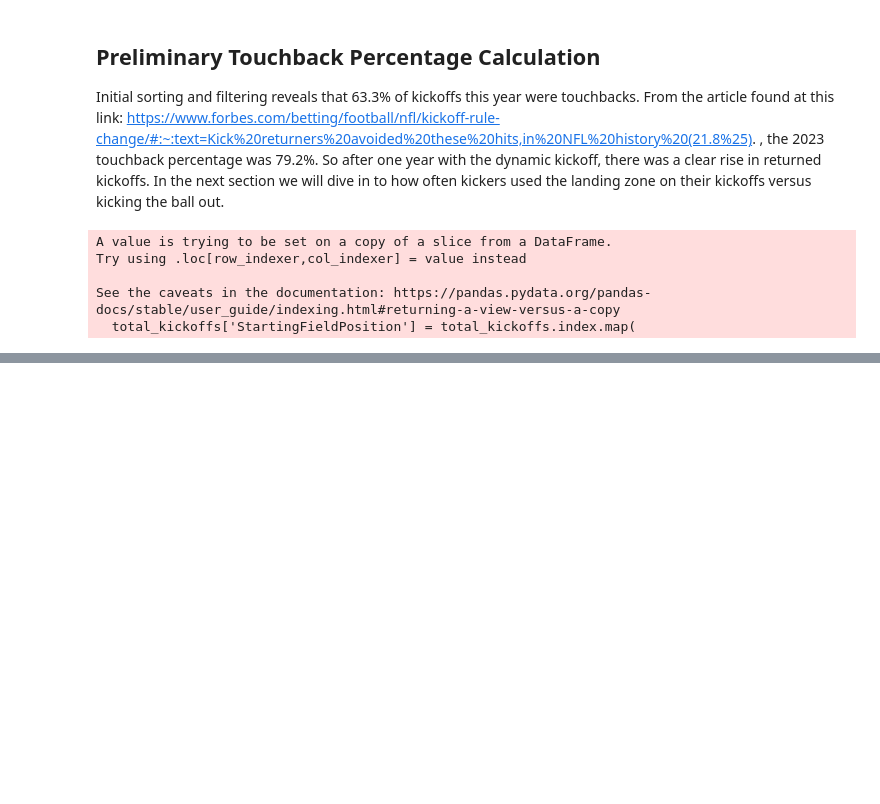
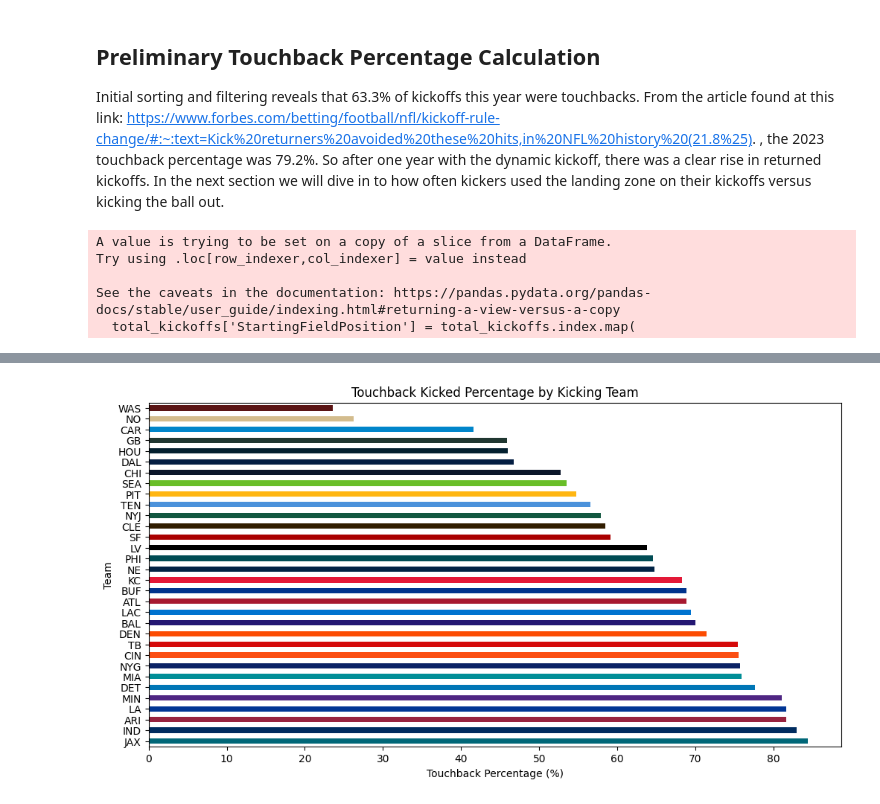
Before and after one commit to AldenBlackman/New-NFL-Kickoff-Data-Analysis, a Jupyter notebook: notebooks/01_kickoff_analysis.ipynb, the cells around one changed output, grey strips where cells are left out. Saved outputs shown, nothing was run; the diff lists cells and outputs as text; code cells hidden in the pictures; blank space fills up the shorter version.

```diff
--- a/notebooks/01_kickoff_analysis.ipynb
+++ b/notebooks/01_kickoff_analysis.ipynb
@@ -67,8 +78,6 @@ nfl_2024_playbyplay = nfl_2024_playbyplay.drop(columns=[
     'IsChallengeReversed',
     'IsTwoPointConversion',
     'IsTwoPointConversionSuccessful',
-    'IsInterception',
-    'IsFumble',
     'Unnamed: 10',
     'Unnamed: 12',
     'Unnamed: 16',
@@ -102,6 +111,6 @@ nfl_2024_playbyplay
 # %%
 # We need to remove all "EXTRA POINT", "TIMEOUT", "2 POINT CONVERSION" plays from the dataset
-nfl_2024_playbyplay = nfl_2024_playbyplay.loc[~nfl_2024_playbyplay['PlayType'].isin(['EXTRA POINT', 'TIMEOUT', 'TWO-POINT CONVERSION', 'NaN'])].reset_index(drop=True)
+nfl_2024_playbyplay = nfl_2024_playbyplay.loc[~nfl_2024_playbyplay['PlayType'].isin(['EXTRA POINT', 'TIMEOUT', 'TWO-POINT CONVERSION'])].reset_index(drop=True)
 #Remove plays that have "TIMEOUT" in the DESCRIPTION column
 nfl_2024_playbyplay = nfl_2024_playbyplay.loc[~nfl_2024_playbyplay['Description'].str.contains('TIMEOUT', na=False)].reset_index(drop=True)
 # %%
@@ -199,0 +160,14 @@ nfl_2024_playbyplay.iloc[45253:45263]
+# %%
+#cleaning data set for starting field positions after that weren't logged correctly
+
+
+
+total_touchbacks = total_kickoffs.loc[total_kickoffs["TOUCHBACK"] == True]
+#show touchbacks that weren't to the 20 or the 30
+total_touchbacks_abnormal = (total_touchbacks
+.loc[~total_touchbacks["StartingFieldPosition"]
+.isin([20, 30]) & total_touchbacks["PenaltyTeam"].isna()]
+.sort_values(by="StartingFieldPosition", ascending=True))
+total_touchbacks_abnormal["StartingFieldPosition"].value_counts()
+#The starting field positions of 25,15, and can be explained by penalties that occured during the kickoff,
+# the other values are likely errors in the dataset or missing plays
@@ -199,0 +251,71 @@ nfl_2024_playbyplay.iloc[45253:45263]
+# %%
+
+#for more in depth analysis, we'll plot the touchback percentage by team using a pivot table
+# Create a pivot table to calculate touchback percentage by kicking team
+# Mapping of NFL team abbreviations to hex color codes (alphabetically ordered)
+nfl_colors = {
+    "ARI": "#97233F",
+    "ATL": "#A71930",
+    "BAL": "#241773",
+    "BUF": "#00338D",
+    "CAR": "#0085CA",
+    "CHI": "#0B162A",
+    "CIN": "#FB4F14",
+    "CLE": "#311D00",
+    "DAL": "#041E42",
+    "DEN": "#FC4C02",
+    "DET": "#0076B6",
+    "GB": "#203731",
+    "HOU": "#03202F",
+    "IND": "#002C5F",
+    "JAX": "#006778",
+    "KC": "#E31837",
+    "LAC": "#0073CF",
+    "LA": "#003594",
+    "LV": "#000000",
+    "MIA": "#008E97",
+    "MIN": "#4F2683",
+    "NE": "#002244",
+    "NO": "#D3BC8D",
+    "NYG": "#0B2265",
+    "NYJ": "#125740",
+    "PHI": "#004C54",
+    "PIT": "#FFB612",
+    "SEA": "#69BE28",
+    "SF": "#AA0000",
+    "TB": "#D50A0A",
+    "TEN": "#4B92DB",
+    "WAS": "#5A1414"
+}
+
+kicking_team_touchback_pivot = total_kickoffs.pivot_table(
+    index='DefenseTeam',
+    values='TOUCHBACK',
+    aggfunc=lambda x: ((x == True).sum() / len(x))* 100
+).sort_values(by='TOUCHBACK', ascending=False)
+# Use the color mapping for the bars
+colors = [nfl_colors[team] for team in kicking_team_touchback_pivot.index]
+
+# Convert the pivot table to a Series (assuming the column is named 'TOUCHBACK')
+kicking_team_touchback_series = kicking_team_touchback_pivot['TOUCHBACK']
+
+x_return_team_touchback_pivot = total_kickoffs.pivot_table(
+    index='OffenseTeam',
+    values='TOUCHBACK',
+    aggfunc=lambda x: ((x == True).sum() / len(x))* 100
+).sort_values(by='TOUCHBACK', ascending=False)
+
+x_return_team_touchback_series = x_return_team_touchback_pivot['TOUCHBACK']
+
+# Plot the Series so that the colors list is applied to each bar individually
+kicking_team_touchback_series.plot.barh(
+    title='Touchback Kicked Percentage by Kicking Team',
+    ylabel='Team',
+    xlabel='Touchback Percentage (%)',
+    figsize=(12, 6),
+    color=colors  # Now each bar gets its own color from the list
+)
+
+save_fig("kicking_team_touchback_percentage")
+# %% [output]
+[figure, added]
```
Also changed, not shown: parts of 31 cells of this notebook, 3 other files.
